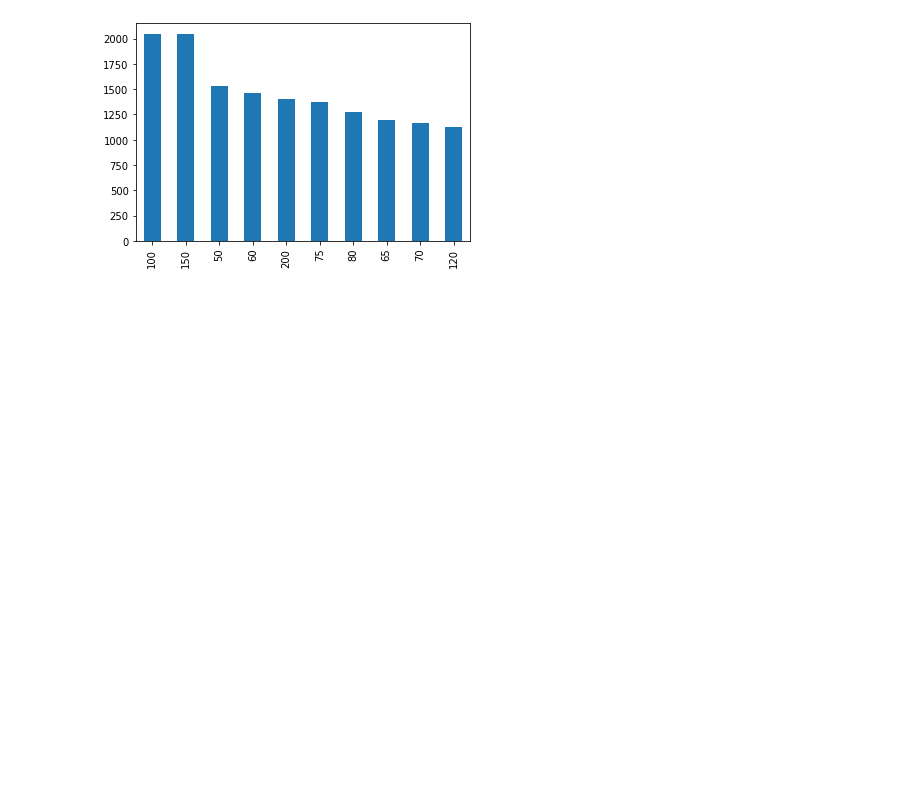
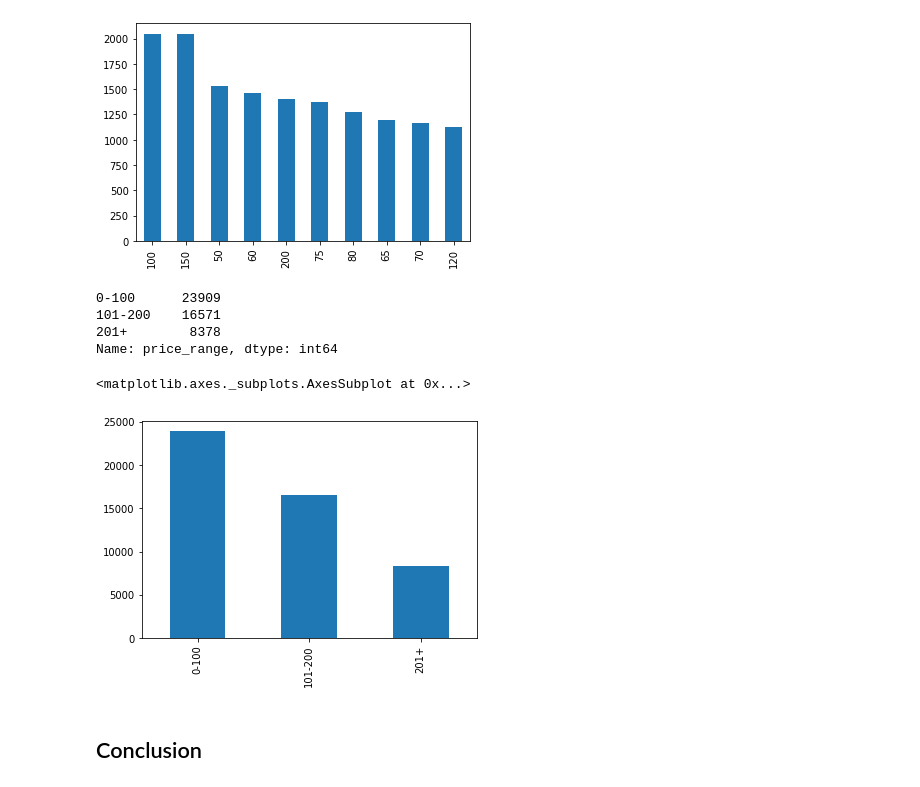
Before and after one commit to Shubham-naik-ai/Airbnb_EDA, a Jupyter notebook: Copy_of_Airbnb_Bookings_Analysis_Capstone_Project.ipynb, the cells around one changed output. Saved outputs shown, nothing was run; the diff lists cells and outputs as text; code cells hidden in the pictures; blank space fills up the shorter version.

```diff
--- a/Copy_of_Airbnb_Bookings_Analysis_Capstone_Project.ipynb
+++ b/Copy_of_Airbnb_Bookings_Analysis_Capstone_Project.ipynb
@@ -483,3 +508,21 @@ airbnb.price.value_counts().head(10).plot(kind = 'bar')
 # %% [output]
 <matplotlib.axes._subplots.AxesSubplot at 0x...>
 [figure]
+# %%
+# Categorizing Airbnb based on price range
+
+airbnb['price_range'] = airbnb['price'].apply(lambda x : '0-100' if x <= 100 else ('101-200' if 100 < x <= 200 else '201+'))
+# %%
+airbnb["price_range"].value_counts()
+# %% [output]
+0-100      23909
+101-200    16571
+201+        8378
+Name: price_range, dtype: int64
+# %%
+airbnb["price_range"].value_counts().plot(kind='bar')
+# %% [output]
+<matplotlib.axes._subplots.AxesSubplot at 0x...>
+[figure, added]
+# %% [markdown]
+## Conclusion
```
Also changed, not shown: parts of 28 cells of this notebook.
